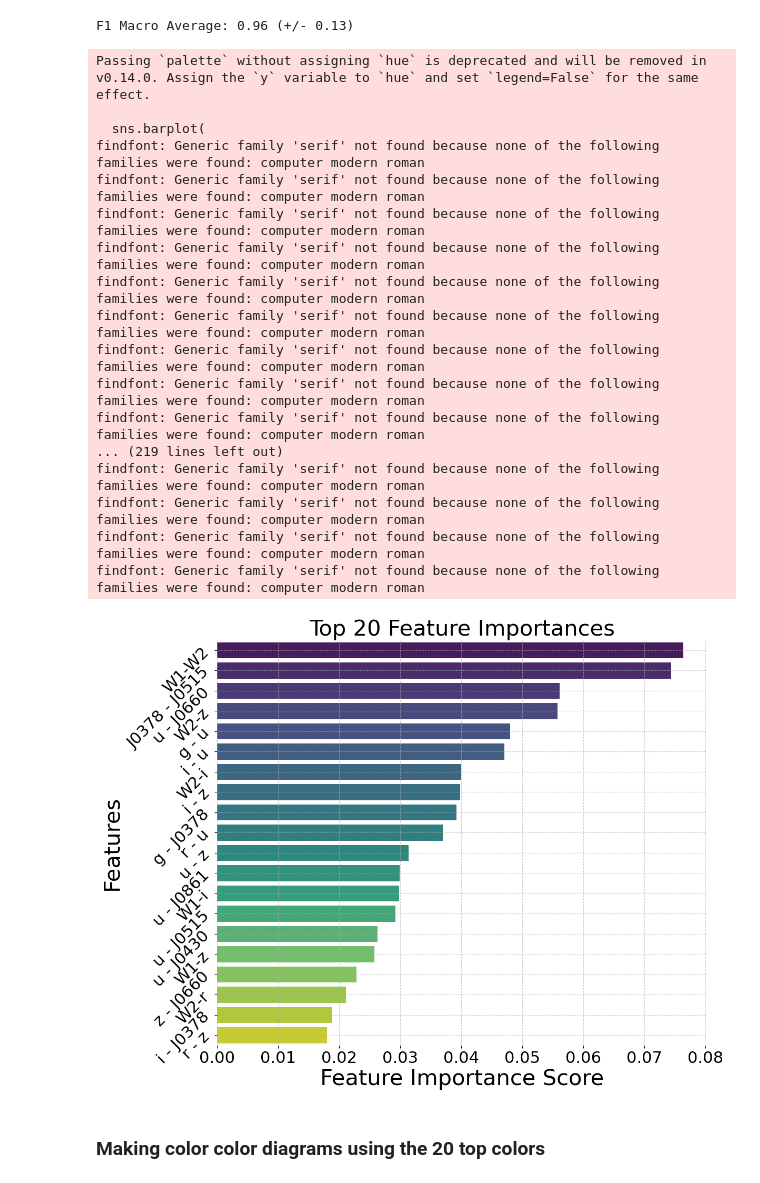
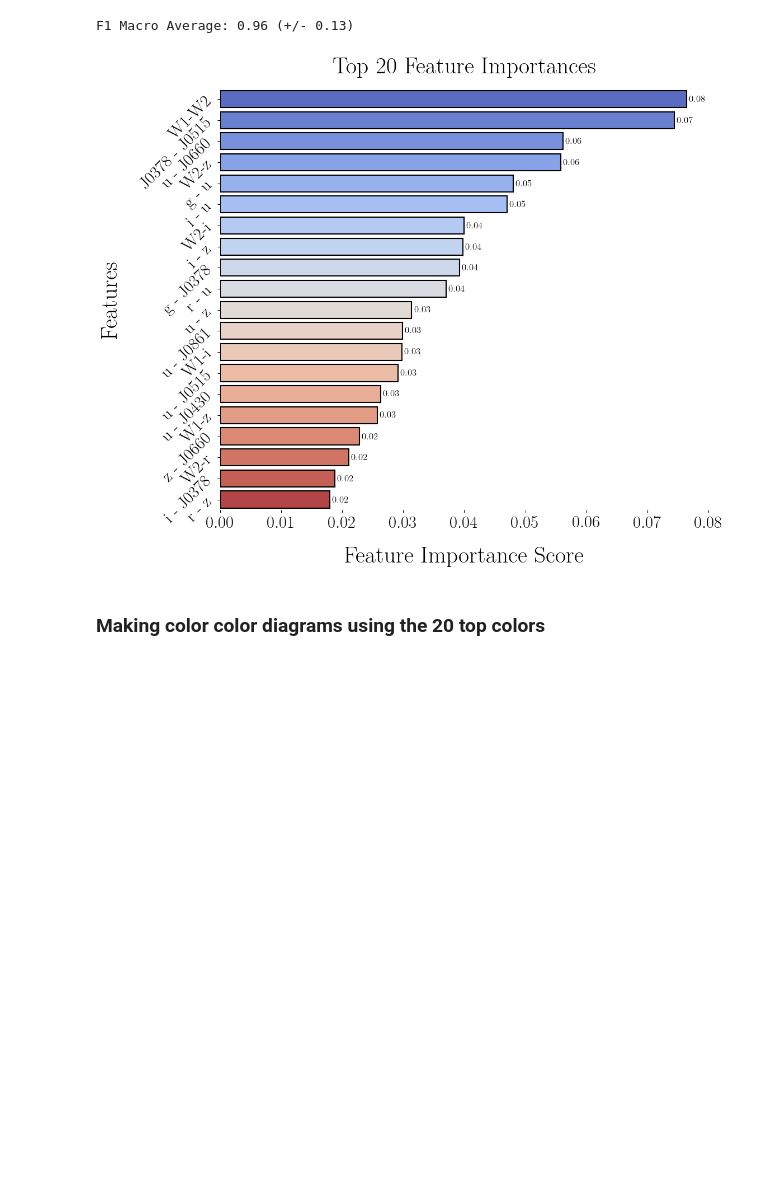
Before and after one commit to AngelGSoto/halpha-splusdr4, a Jupyter notebook: notebooks/Find-color-color-diagram.ipynb, the cells around one changed output. Cells and saved outputs as stored; diff of their text form; code cells hidden in the pictures; blank space fills up the shorter version.

Commit message:
Modifiying the escript of the randon forest

```diff
--- a/notebooks/Find-color-color-diagram.ipynb
+++ b/notebooks/Find-color-color-diagram.ipynb
@@ -18,6 +18,7 @@ from sklearn.preprocessing import StandardScaler
 from imblearn.over_sampling import SMOTE
 # This is only style for the plot; we can ignore or change if we want
 rc_fonts = {
+    "text.usetex": True,
     "font.size": 30,
     'mathtext.default': 'regular',
     'axes.titlesize': 30,
@@ -247,6 +231,6 @@ X_scaled = scaler.fit_transform(X)
 class_weights = {0: 1, 1: 10, 2: 10, 3: 10, 4: 5, 5:1}  # Ajusta los pesos según tus necesidades
 # %%
 # Train a Random Forest classifier
-rf = RandomForestClassifier(n_estimators=100, random_state=42, class_weight=class_weights))
+rf = RandomForestClassifier(n_estimators=100, random_state=42)
 rf.fit(X_scaled, y)
 # %% [output]
@@ -284,6 +268,7 @@ print("F1 Macro Average: %0.2f (+/- %0.2f)" % (scores.mean(), scores.std() * 2))
 # %% [output]
 F1 Macro Average: 0.96 (+/- 0.13)
 # %%
+# Assuming sorted_importances is already defined
 # Rename features for clarity
 feature_names = sorted_importances.index.to_series().str.replace('_PStotal', '', regex=False)
 
@@ -294,59 +279,52 @@ feature_importances = pd.DataFrame({
 })
 
 # Sort by importance in descending order and reset index
 feature_importances = feature_importances.sort_values(by='Importance', ascending=False).head(20).reset_index(drop=True)
 
 # Plot the feature importances
 plt.figure(figsize=(12, 10))
 
-# Use seaborn to create a bar plot
-sns.barplot(
+# Use seaborn to create a bar plot with new color palette and bar format
+barplot = sns.barplot(
     x='Importance',
     y='Feature',
+    hue='Feature',  # Assign the y variable to hue
     data=feature_importances,
-    palette='viridis',
-    dodge=False
+    palette='coolwarm',  # Changed color palette to 'coolwarm' for better contrast
+    edgecolor='black',  # Added black edge color to bars
+    linewidth=1.5,  # Increased line width for the bar edges
+    dodge=False,
+    legend=False  # Disable the legend
 )
 
 # Customize the plot
-plt.xlabel('Feature Importance Score')
-plt.ylabel('Features', )
-plt.title('Top 20 Feature Importances')
+plt.xlabel('Feature Importance Score', labelpad=20)
+plt.ylabel('Features', labelpad=20)
+plt.title('Top 20 Feature Importances', pad=20)
 
 # Rotate y-axis labels
 plt.yticks(rotation=45, ha='right')  # Rotate and align right
 
 # Customize x-axis labels
 plt.tick_params(axis='x')
 
+# Add value annotations to the bars
+for container in barplot.containers:
+    barplot.bar_label(container, fmt='%.2f', padding=3, fontsize=12)
+
 # Improve the aesthetics
 sns.despine(left=True, bottom=True)
-plt.grid(True, linestyle='--', alpha=0.6)
+
+# Adjust the layout for better spacing
+plt.tight_layout()
 
 # Save the plot as a high-resolution PDF
 plt.savefig("../Figs/importance-plot.pdf", format='pdf', bbox_inches='tight', dpi=300)
 
 # Show the plot
 plt.show()
 # %% [output]
-Passing `palette` without assigning `hue` is deprecated and will be removed in v0.14.0. Assign the `y` variable to `hue` and set `legend=False` for the same effect.
-
-  sns.barplot(
-findfont: Generic family 'serif' not found because none of the following families were found: computer modern roman
-findfont: Generic family 'serif' not found because none of the following families were found: computer modern roman
-findfont: Generic family 'serif' not found because none of the following families were found: computer modern roman
-findfont: Generic family 'serif' not found because none of the following families were found: computer modern roman
-findfont: Generic family 'serif' not found because none of the following families were found: computer modern roman
-findfont: Generic family 'serif' not found because none of the following families were found: computer modern roman
-findfont: Generic family 'serif' not found because none of the following families were found: computer modern roman
-findfont: Generic family 'serif' not found because none of the following families were found: computer modern roman
-findfont: Generic family 'serif' not found because none of the following families were found: computer modern roman
-... (219 lines left out)
-findfont: Generic family 'serif' not found because none of the following families were found: computer modern roman
-findfont: Generic family 'serif' not found because none of the following families were found: computer modern roman
-findfont: Generic family 'serif' not found because none of the following families were found: computer modern roman
-findfont: Generic family 'serif' not found because none of the following families were found: computer modern roman
-[figure, old version]
+[figure, new version]
 # %% [markdown]
 ### Making color color diagrams using the 20 top colors
 # %%
```
Also changed, not shown: parts of 2 cells of this notebook, 3 other files.
